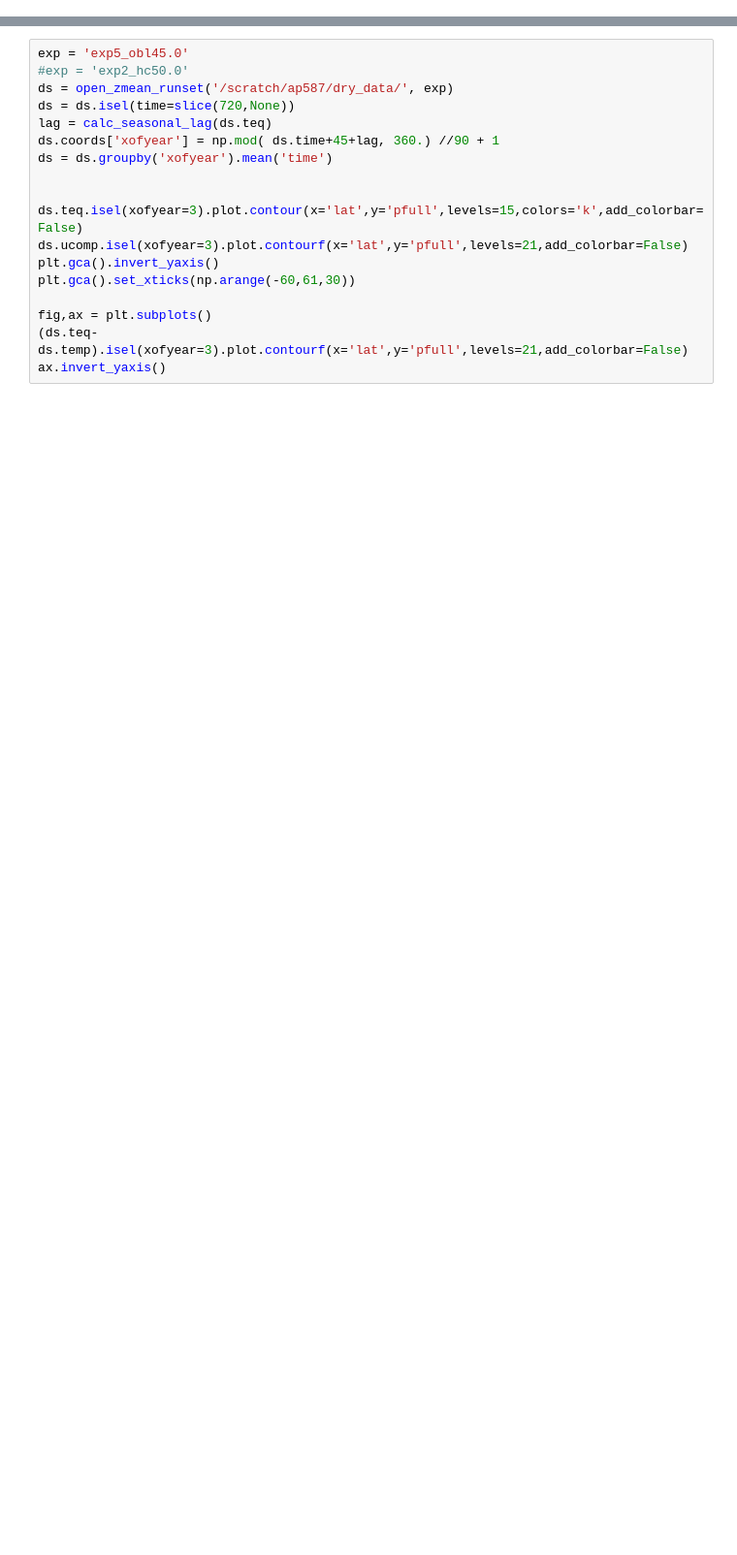
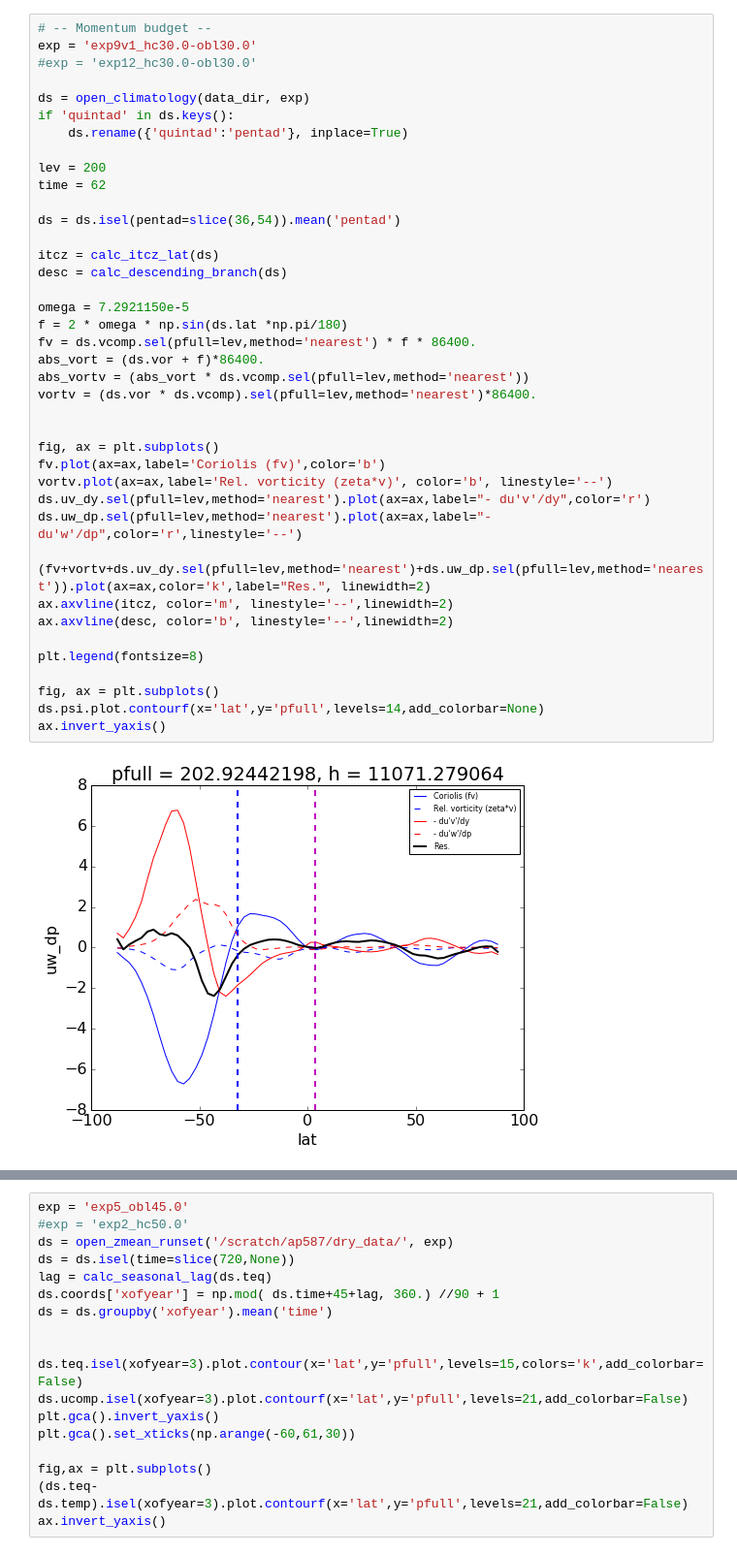
Before and after one commit to Alexander-P/phd-code, a Jupyter notebook: High quality images.ipynb, the cells around one changed output, grey strips where cells are left out. Shown at 97% size. Drawn from its saved outputs; the diff is of its cells as text; blank space fills up the shorter version.

```diff
--- a/High quality images.ipynb
+++ b/High quality images.ipynb
@@ -27,0 +237,42 @@ mkdir(plot_dir)
+# %%
+# -- Momentum budget --
+exp = 'exp9v1_hc30.0-obl30.0'
+#exp = 'exp12_hc30.0-obl30.0'
+
+ds = open_climatology(data_dir, exp)
+if 'quintad' in ds.keys():
+    ds.rename({'quintad':'pentad'}, inplace=True)
+
+lev = 200
+time = 62
+
+ds = ds.isel(pentad=slice(36,54)).mean('pentad')
+
+itcz = calc_itcz_lat(ds)
+desc = calc_descending_branch(ds)
+
+omega = 7.2921150e-5
+f = 2 * omega * np.sin(ds.lat *np.pi/180)
+fv = ds.vcomp.sel(pfull=lev,method='nearest') * f * 86400.
+abs_vort = (ds.vor + f)*86400.
+abs_vortv = (abs_vort * ds.vcomp.sel(pfull=lev,method='nearest'))
+vortv = (ds.vor * ds.vcomp).sel(pfull=lev,method='nearest')*86400.
+
+
+fig, ax = plt.subplots()
+fv.plot(ax=ax,label='Coriolis (fv)',color='b')
+vortv.plot(ax=ax,label='Rel. vorticity (zeta*v)', color='b', linestyle='--')
+ds.uv_dy.sel(pfull=lev,method='nearest').plot(ax=ax,label="- du'v'/dy",color='r')
+ds.uw_dp.sel(pfull=lev,method='nearest').plot(ax=ax,label="- du'w'/dp",color='r',linestyle='--')
+
+(fv+vortv+ds.uv_dy.sel(pfull=lev,method='nearest')+ds.uw_dp.sel(pfull=lev,method='nearest')).plot(ax=ax,color='k',label="Res.", linewidth=2)
+ax.axvline(itcz, color='m', linestyle='--',linewidth=2)
+ax.axvline(desc, color='b', linestyle='--',linewidth=2)
+
+plt.legend(fontsize=8)
+
+fig, ax = plt.subplots()
+ds.psi.plot.contourf(x='lat',y='pfull',levels=14,add_colorbar=None)
+ax.invert_yaxis()
+# %% [output]
+[figure, added]
```
Also changed, not shown: parts of 7 cells of this notebook, 5 other files.
